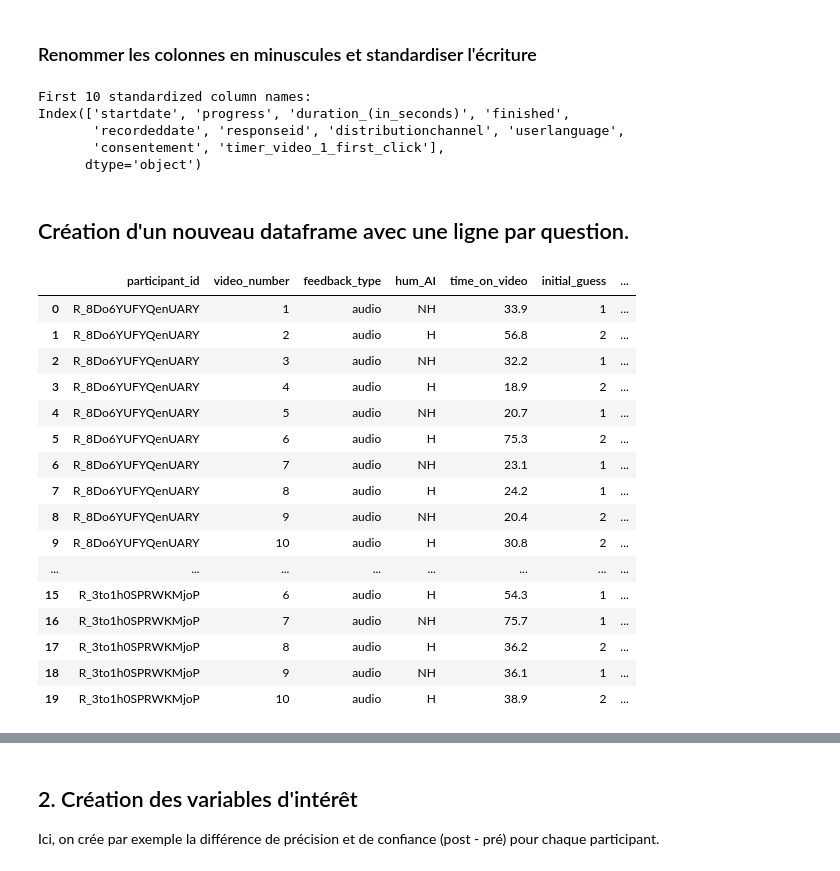
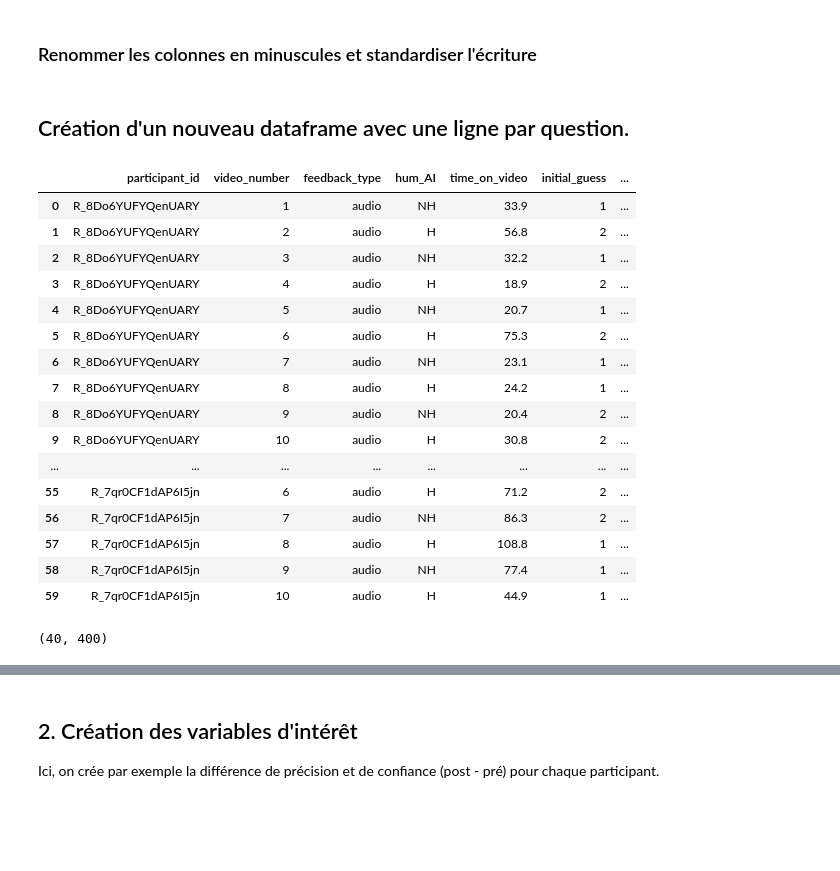
Before and after one commit to liogrnbrg/SHS_Psycho, a Jupyter notebook: main_analysis.ipynb, the cells around one changed output, grey strips where cells are left out. Saved outputs shown, nothing was run; the diff lists cells and outputs as text; code cells hidden in the pictures; blank space fills up the shorter version.

```diff
--- a/main_analysis.ipynb
+++ b/main_analysis.ipynb
@@ -20,7 +20,7 @@ import seaborn as sns
 ## 1. Chargement et préparation des données
 # %%
 # Nom du dernier CSV
-data_file = "SHS-Lie+detection+AI_April+9%2C+2025_11.22.csv"
+data_file = "SHS-Lie+detection+AI_April+30%2C+2025_08.14.csv" # "SHS-Lie+detection+AI_April+9%2C+2025_11.22.csv"
 
 df = pd.read_csv(data_file, header=0, skiprows=0)
 
@@ -95,18 +95,40 @@ for col in df.columns:
 
 # Rename the dataframe columns
 df_new = df.rename(columns=new_columns)
-# %% [output]
-First 10 standardized column names:
-Index(['startdate', 'progress', 'duration_(in_seconds)', 'finished',
-       'recordeddate', 'responseid', 'distributionchannel', 'userlanguage',
-       'consentement', 'timer_video_1_first_click'],
-      dtype='object')
 # %% [markdown]
 ## Création d'un nouveau dataframe avec une ligne par question.
 # %%
 
 # Initialize an empty list to store the restructured data
 reshaped_data = []
+
+#1oui2non
+
+gt_guess_dict = {
+    1: 2,
+    2: 2,
+    3: 2,
+    4: 2,
+    5: 1,
+    6: 2,
+    7: 1,
+    8: 2,
+    9: 1,
+    10: 1}
+
+
+feedb_guess_dict = {
+    1: 2,
+    2: 2,
+    3: 2,
+    4: 1,
+    5: 1,
+    6: 1,
+    7: 1,
+    8: 1,
+    9: 1,
+    10: 2}
+
 
 # Process each participant
 for _, row in df_new.iterrows():
@@ -192,36 +214,46 @@ for _, row in df_new.iterrows():
             'initial_guess': initial_guess,
             'initial_confidence': initial_confidence,
             'later_guess': later_guess,
             'later_confidence': later_confidence,
             'feedback_influence': feedback_influence,
             'comments': comments,
         }
 
         # Add to our list
         reshaped_data.append(video_data)
 
 # Create the new DataFrame
 new_df = pd.DataFrame(reshaped_data)
 
 # Save to CSV
 new_df.to_csv('reshaped_lie_detection_data.csv', index=False)
 
-new_df.head(20)
+new_df["feedback_change"] = new_df["initial_guess"] != new_df["later_guess"]
+new_df["ground_truth"] = new_df["video_number"].map(gt_guess_dict)
+new_df["AI_guess"] = new_df["video_number"].map(feedb_guess_dict)
+
+new_df[["initial_guess","initial_confidence","later_guess","later_confidence","feedback_influence"]] = new_df[["initial_guess","initial_confidence","later_guess","later_confidence","feedback_influence"]].astype(int)
+
+new_df.head(60)
 # %% [output]
 |  | participant_id | video_number | feedback_type | hum_AI | time_on_video | initial_guess | ... |
 | 0 | R_8Do6YUFYQenUARY | 1 | audio | NH | 33.9 | 1 | ... |
 | 1 | R_8Do6YUFYQenUARY | 2 | audio | H | 56.8 | 2 | ... |
 | 2 | R_8Do6YUFYQenUARY | 3 | audio | NH | 32.2 | 1 | ... |
 | 3 | R_8Do6YUFYQenUARY | 4 | audio | H | 18.9 | 2 | ... |
 | 4 | R_8Do6YUFYQenUARY | 5 | audio | NH | 20.7 | 1 | ... |
 | 5 | R_8Do6YUFYQenUARY | 6 | audio | H | 75.3 | 2 | ... |
 | 6 | R_8Do6YUFYQenUARY | 7 | audio | NH | 23.1 | 1 | ... |
 | 7 | R_8Do6YUFYQenUARY | 8 | audio | H | 24.2 | 1 | ... |
 | 8 | R_8Do6YUFYQenUARY | 9 | audio | NH | 20.4 | 2 | ... |
 | 9 | R_8Do6YUFYQenUARY | 10 | audio | H | 30.8 | 2 | ... |
 | ... | ... | ... | ... | ... | ... | ... | ... |
-| 15 | R_3to1h0SPRWKMjoP | 6 | audio | H | 54.3 | 1 | ... |
-| 16 | R_3to1h0SPRWKMjoP | 7 | audio | NH | 75.7 | 1 | ... |
-| 17 | R_3to1h0SPRWKMjoP | 8 | audio | H | 36.2 | 2 | ... |
-| 18 | R_3to1h0SPRWKMjoP | 9 | audio | NH | 36.1 | 1 | ... |
-| 19 | R_3to1h0SPRWKMjoP | 10 | audio | H | 38.9 | 2 | ... |
+| 55 | R_7qr0CF1dAP6I5jn | 6 | audio | H | 71.2 | 2 | ... |
+| 56 | R_7qr0CF1dAP6I5jn | 7 | audio | NH | 86.3 | 2 | ... |
+| 57 | R_7qr0CF1dAP6I5jn | 8 | audio | H | 108.8 | 1 | ... |
+| 58 | R_7qr0CF1dAP6I5jn | 9 | audio | NH | 77.4 | 1 | ... |
+| 59 | R_7qr0CF1dAP6I5jn | 10 | audio | H | 44.9 | 1 | ... |
+# %%
+len(df), len(new_df)
+# %% [output]
+(40, 400)
```
Also changed, not shown: parts of 30 cells of this notebook.
